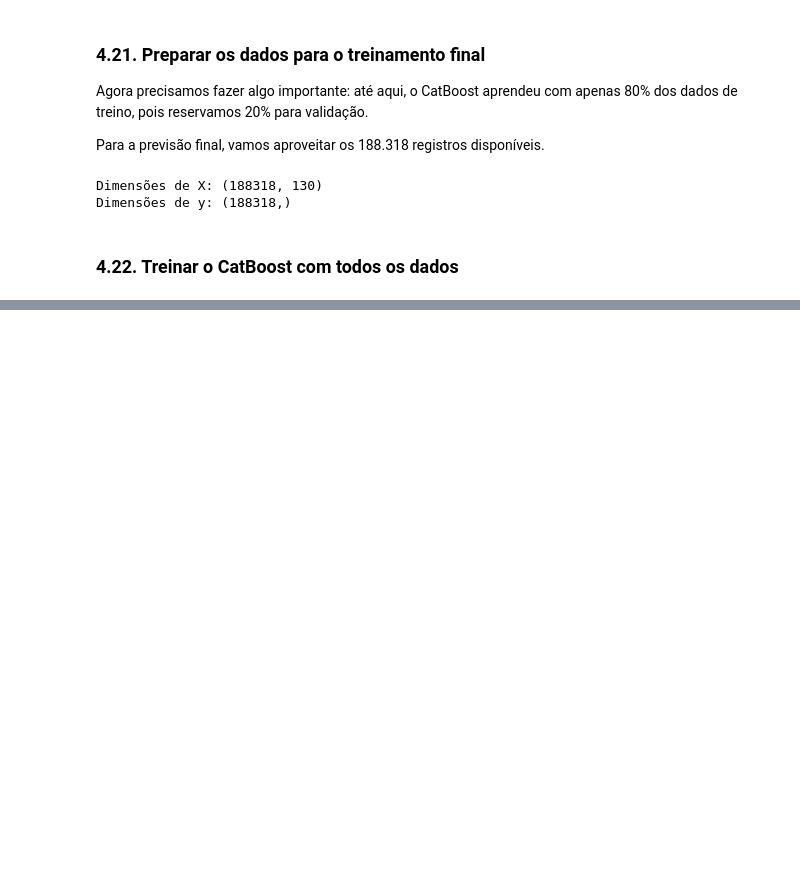
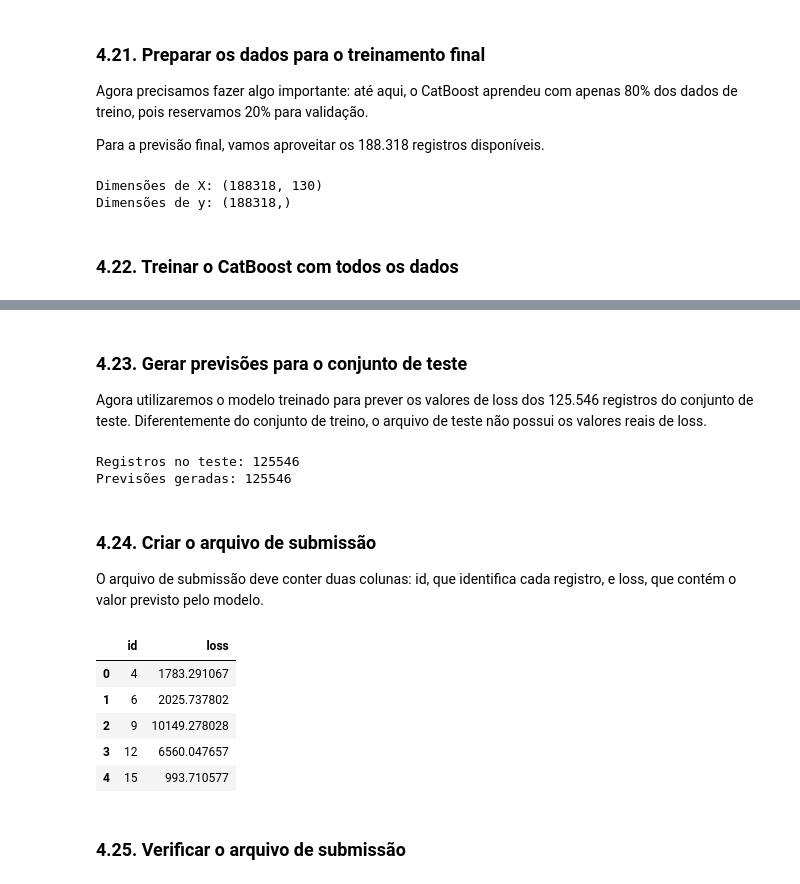
Before and after one commit to isabellehaga/allstate-claims-severity-ml, a Jupyter notebook: notebooks/02_preparacao_modelagem.ipynb, the cells around one changed output, grey strips where cells are left out. Drawn from its saved outputs; the diff is of its cells as text; code cells hidden in the pictures; blank space fills up the shorter version.

Commit message:
Complete CatBoost training and generate Kaggle submission

```diff
--- a/notebooks/02_preparacao_modelagem.ipynb
+++ b/notebooks/02_preparacao_modelagem.ipynb
@@ -338,0 +352,41 @@ CatBoostRegressor(depth=8, iterations=500, learning_rate=0.05, loss_function='RM
+# %% [markdown]
+### 4.23. Gerar previsões para o conjunto de teste
+
+Agora utilizaremos o modelo treinado para prever os valores de loss dos 125.546 registros do conjunto de teste. Diferentemente do conjunto de treino, o arquivo de teste não possui os valores reais de loss.
+# %%
+# Remover a coluna identificadora
+X_test = test.drop(columns=["id"])
+
+# Gerar previsões
+test_predictions = final_model.predict(X_test)
+# %%
+print("Registros no teste:", len(test))
+print("Previsões geradas:", len(test_predictions))
+# %% [output]
+Registros no teste: 125546
+Previsões geradas: 125546
+# %% [markdown]
+### 4.24. Criar o arquivo de submissão
+
+O arquivo de submissão deve conter duas colunas: id, que identifica cada registro, e loss, que contém o valor previsto pelo modelo.
+# %%
+# Criar o arquivo de submissão
+submission = pd.DataFrame({
+    "id": test["id"],
+    "loss": test_predictions
+})
+
+# Salvar o arquivo CSV
+submission.to_csv(PROJECT_DIR / "submission.csv", index=False)
+
+# Visualizar os primeiros registros
+submission.head()
+# %% [output]
+|  | id | loss |
+| 0 | 4 | 1783.291067 |
+| 1 | 6 | 2025.737802 |
+| 2 | 9 | 10149.278028 |
+| 3 | 12 | 6560.047657 |
+| 4 | 15 | 993.710577 |
+# %% [markdown]
+### 4.25. Verificar o arquivo de submissão
```
Also changed, not shown: parts of 9 cells of this notebook, 2 other files.
